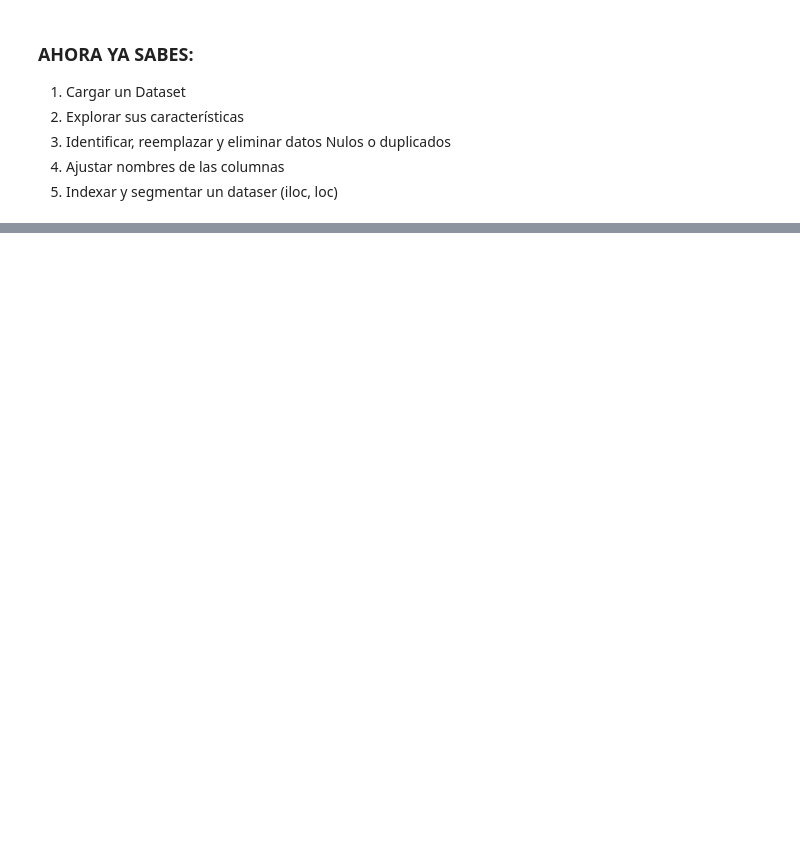
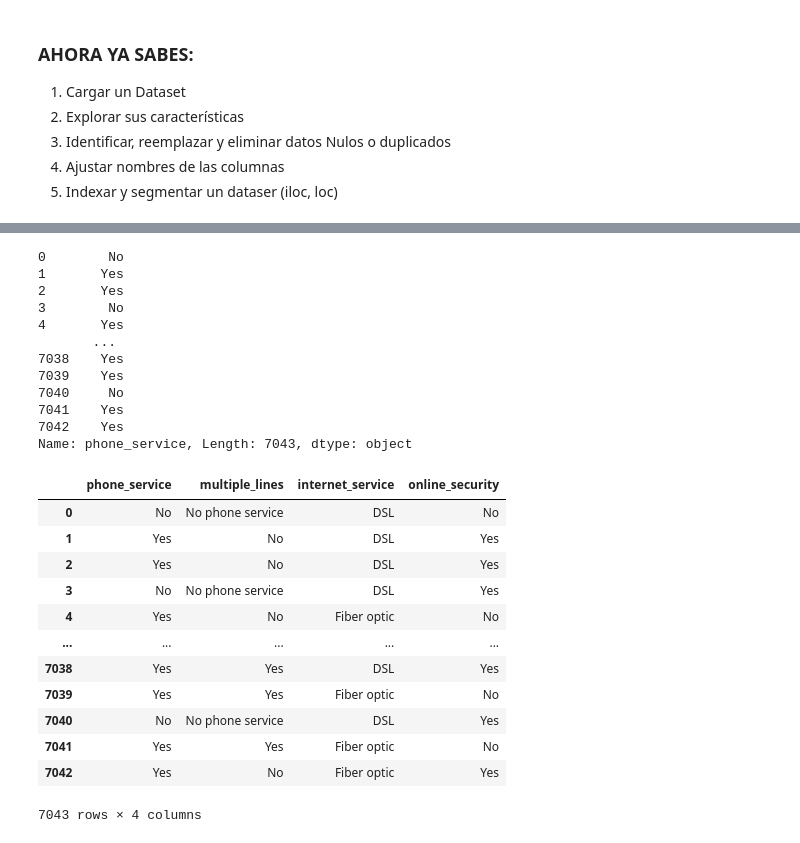
Before and after one commit to gbuvoli/DA_T8, a Jupyter notebook: sprint5_semana1b.ipynb, the cells around one changed output, grey strips where cells are left out. Drawn from its saved outputs; the diff is of its cells as text; code cells hidden in the pictures; blank space fills up the shorter version.

```diff
--- a/sprint5_semana1b.ipynb
+++ b/sprint5_semana1b.ipynb
@@ -579,0 +612,33 @@ Encuentra:
+# %%
+# Muestra la columna indice 6
+display( df.iloc[:, 6])
+
+
+# Muestra las columnas indice 6 al 9
+display( df.iloc[:, 6:10])
+# %% [output]
+0        No
+1       Yes
+2       Yes
+3        No
+4       Yes
+       ...
+7038    Yes
+7039    Yes
+7040     No
+7041    Yes
+7042    Yes
+Name: phone_service, Length: 7043, dtype: object
+|  | phone_service | multiple_lines | internet_service | online_security |
+| 0 | No | No phone service | DSL | No |
+| 1 | Yes | No | DSL | Yes |
+| 2 | Yes | No | DSL | Yes |
+| 3 | No | No phone service | DSL | Yes |
+| 4 | Yes | No | Fiber optic | No |
+| ... | ... | ... | ... | ... |
+| 7038 | Yes | Yes | DSL | Yes |
+| 7039 | Yes | Yes | Fiber optic | No |
+| 7040 | No | No phone service | DSL | Yes |
+| 7041 | Yes | Yes | Fiber optic | No |
+| 7042 | Yes | No | Fiber optic | Yes |
+7043 rows × 4 columns
```
Also changed, not shown: parts of 19 cells of this notebook.
